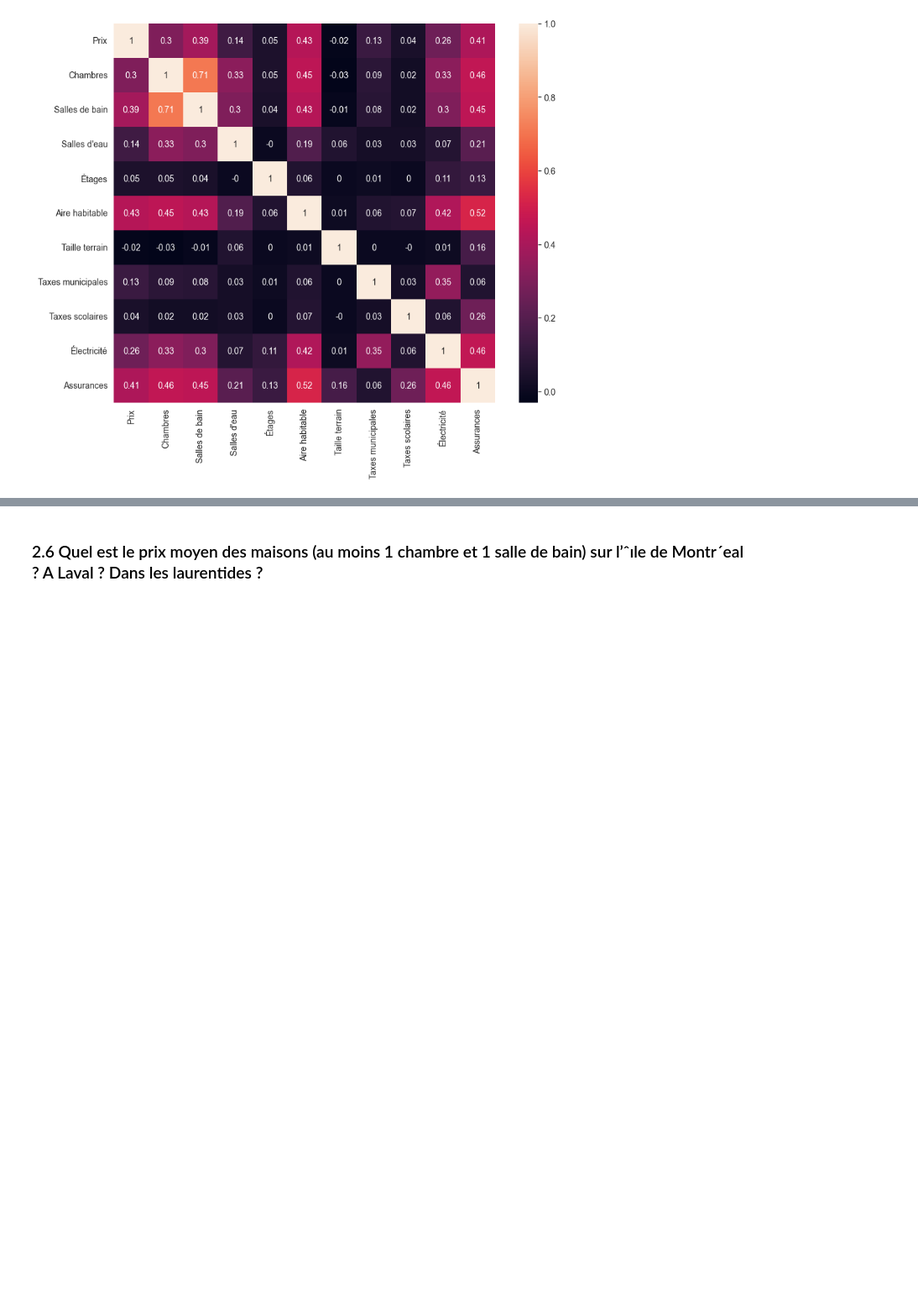
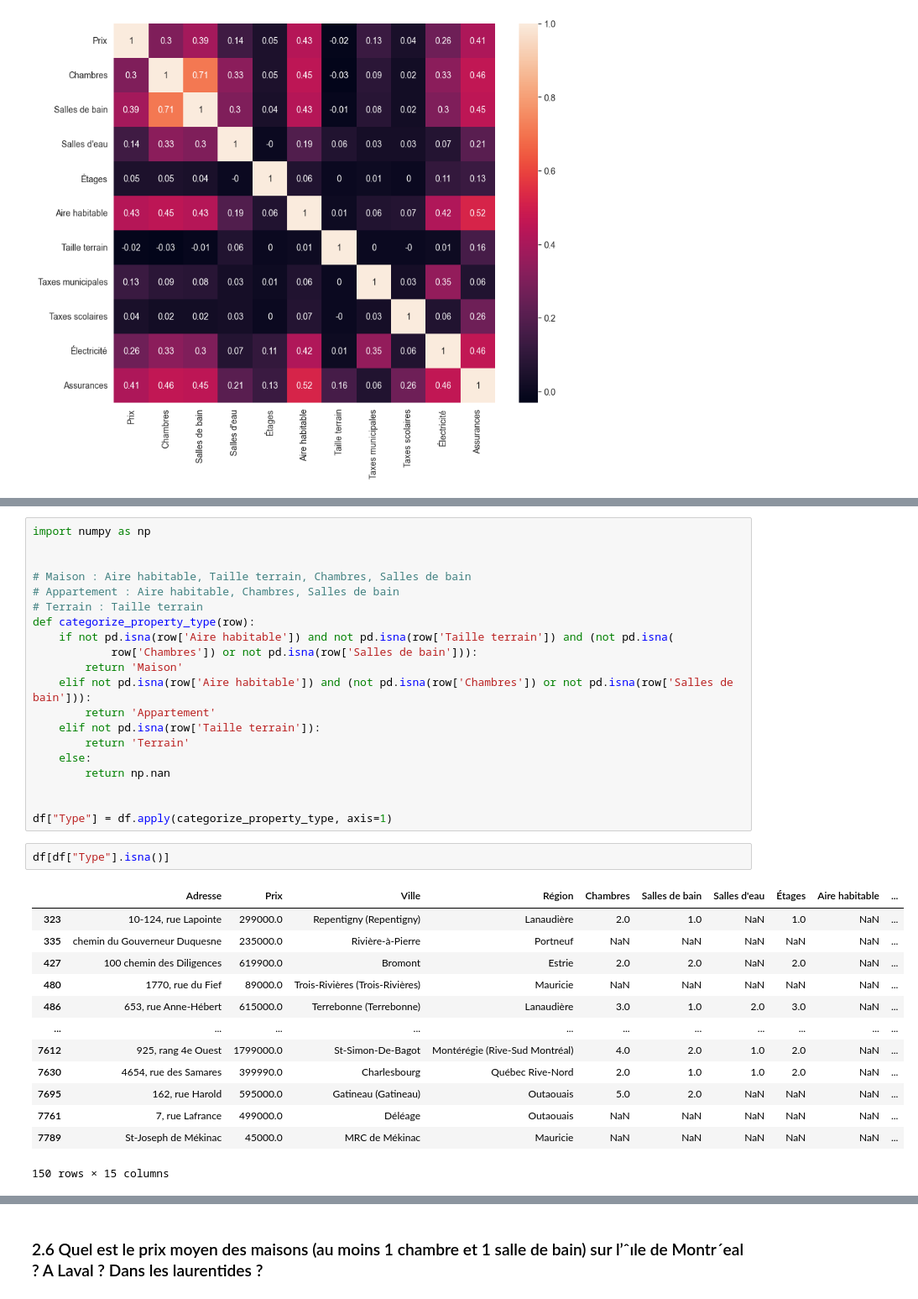
Before and after one commit to Brescou/INF810--tp2, a Jupyter notebook: notebooks/tp2_part1.ipynb, the cells around one changed output, grey strips where cells are left out. Shown at 84% size. Drawn from its saved outputs; the diff is of its cells as text; blank space fills up the shorter version.

```diff
--- a/notebooks/tp2_part1.ipynb
+++ b/notebooks/tp2_part1.ipynb
@@ -409,3 +463,39 @@ Taxes scolaires      29.044517
 Électricité          49.904995
 Assurances           65.010858
 dtype: float64
+# %%
+import numpy as np
+
+
+# Maison : Aire habitable, Taille terrain, Chambres, Salles de bain
+# Appartement : Aire habitable, Chambres, Salles de bain
+# Terrain : Taille terrain
+def categorize_property_type(row):
+    if not pd.isna(row['Aire habitable']) and not pd.isna(row['Taille terrain']) and (not pd.isna(
+            row['Chambres']) or not pd.isna(row['Salles de bain'])):
+        return 'Maison'
+    elif not pd.isna(row['Aire habitable']) and (not pd.isna(row['Chambres']) or not pd.isna(row['Salles de bain'])):
+        return 'Appartement'
+    elif not pd.isna(row['Taille terrain']):
+        return 'Terrain'
+    else:
+        return np.nan
+
+
+df["Type"] = df.apply(categorize_property_type, axis=1)
+# %%
+df[df["Type"].isna()]
+# %% [output]
+|  | Adresse | Prix | Ville | Région | Chambres | Salles de bain | Salles d'eau | Étages | Aire habitable | ... |
+| 323 | 10-124, rue Lapointe | 299000.0 | Repentigny (Repentigny) | Lanaudière | 2.0 | 1.0 | NaN | 1.0 | NaN | ... |
+| 335 | chemin du Gouverneur Duquesne | 235000.0 | Rivière-à-Pierre | Portneuf | NaN | NaN | NaN | NaN | NaN | ... |
+| 427 | 100 chemin des Diligences | 619900.0 | Bromont | Estrie | 2.0 | 2.0 | NaN | 2.0 | NaN | ... |
+| 480 | 1770, rue du Fief | 89000.0 | Trois-Rivières (Trois-Rivières) | Mauricie | NaN | NaN | NaN | NaN | NaN | ... |
+| 486 | 653, rue Anne-Hébert | 615000.0 | Terrebonne (Terrebonne) | Lanaudière | 3.0 | 1.0 | 2.0 | 3.0 | NaN | ... |
+| ... | ... | ... | ... | ... | ... | ... | ... | ... | ... | ... |
+| 7612 | 925, rang 4e Ouest | 1799000.0 | St-Simon-De-Bagot | Montérégie (Rive-Sud Montréal) | 4.0 | 2.0 | 1.0 | 2.0 | NaN | ... |
+| 7630 | 4654, rue des Samares | 399990.0 | Charlesbourg | Québec Rive-Nord | 2.0 | 1.0 | 1.0 | 2.0 | NaN | ... |
+| 7695 | 162, rue Harold | 595000.0 | Gatineau (Gatineau) | Outaouais | 5.0 | 2.0 | NaN | NaN | NaN | ... |
+| 7761 | 7, rue Lafrance | 499000.0 | Déléage | Outaouais | NaN | NaN | NaN | NaN | NaN | ... |
+| 7789 | St-Joseph de Mékinac | 45000.0 | MRC de Mékinac | Mauricie | NaN | NaN | NaN | NaN | NaN | ... |
+150 rows × 15 columns
```
Also changed, not shown: parts of 8 cells of this notebook.
